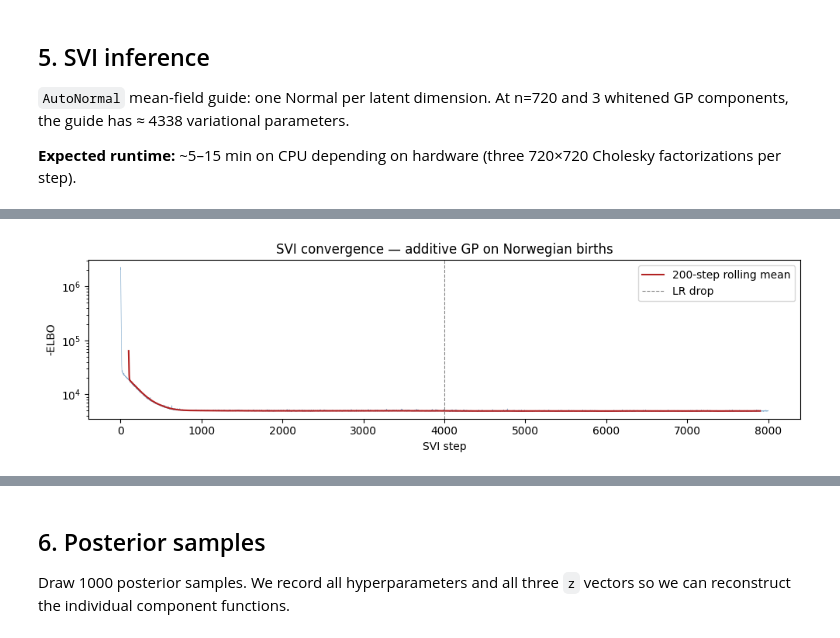
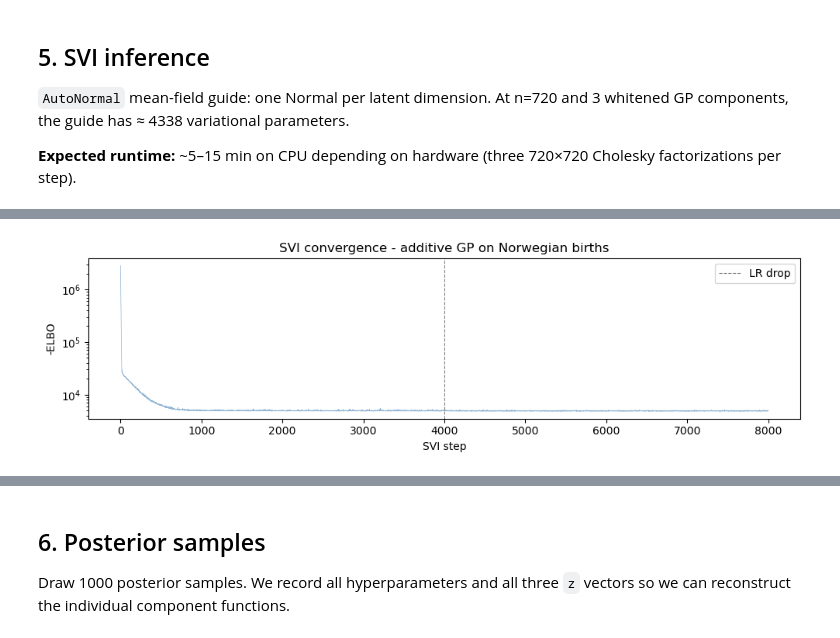
Before and after one commit to jacobfoss02/Banger-MBML, a Jupyter notebook: 03_gp_svi.ipynb, the cells around one changed output, grey strips where cells are left out. Saved outputs shown, nothing was run; the diff lists cells and outputs as text; code cells hidden in the pictures.

```diff
--- a/03_gp_svi.ipynb
+++ b/03_gp_svi.ipynb
@@ -255,19 +263,17 @@ Total SVI time: 476s
 # %%
 fig, ax = plt.subplots(figsize=(10, 3))
 ax.plot(losses, lw=0.5, alpha=0.6, color="steelblue")
-smooth = pd.Series(losses).rolling(200, center=True).mean()
-ax.plot(smooth, lw=1.5, color="firebrick", label="200-step rolling mean")
 ax.axvline(N_STEPS // 2, color="grey", ls="--", lw=0.8, label="LR drop")
 ax.set_xlabel("SVI step")
 ax.set_ylabel("-ELBO")
 ax.set_title("SVI convergence - additive GP on Norwegian births")
 ax.legend()
 plt.tight_layout()
 plt.savefig(PROJ / "03_svi_convergence.png", dpi=120, bbox_inches="tight")
 ax.set_yscale("log")
 plt.show()
 # %% [output]
-[figure, old version]
+[figure, new version]
 # %%
 fig, ax = plt.subplots(figsize=(10, 4))
 
```
Also changed, not shown: parts of 18 cells of this notebook, 2 other files.
